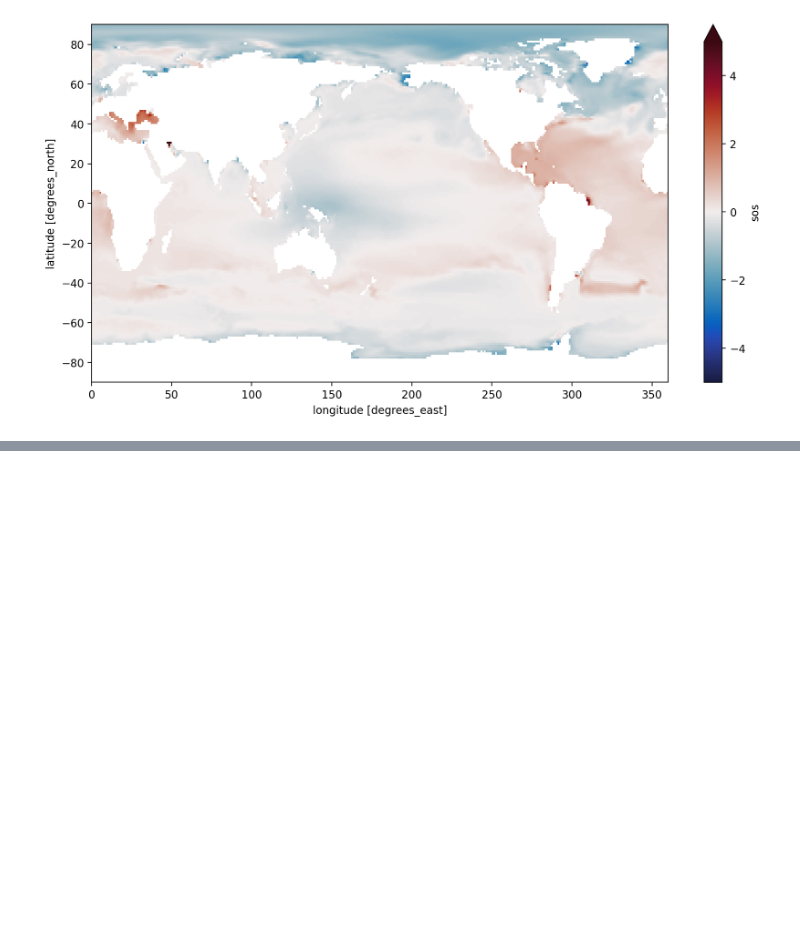
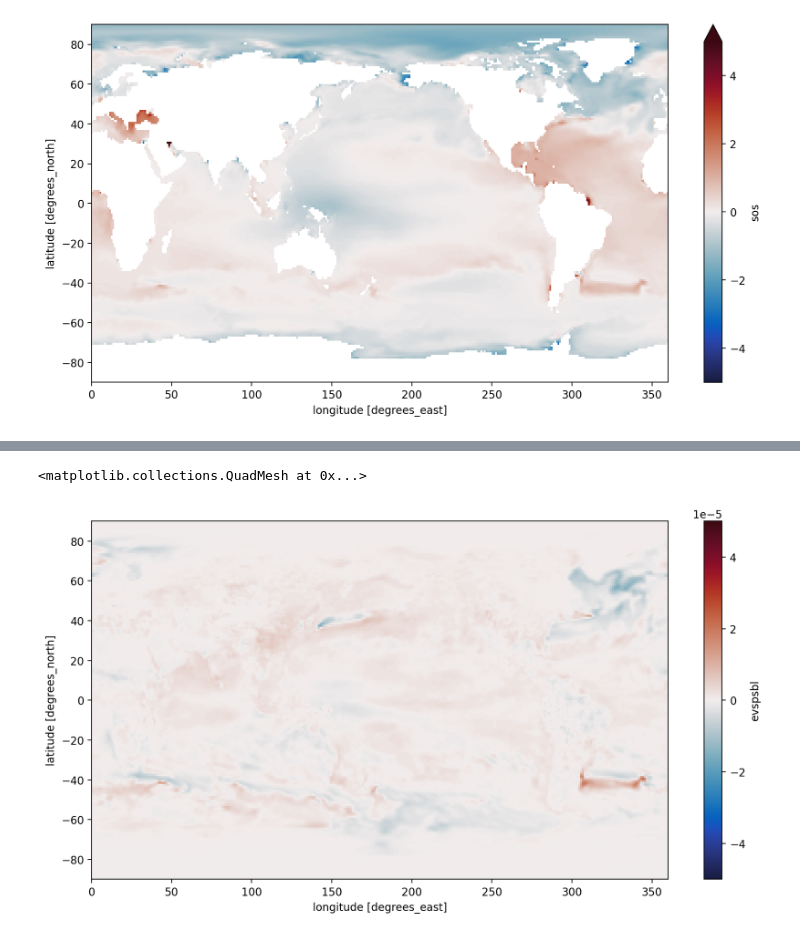
Before and after one commit to EES-3506-5506/Final_Hedayatfar, a Jupyter notebook: Final_Project.ipynb, the cells around one changed output, grey strips where cells are left out. Cells and saved outputs as stored; diff of their text form; code cells hidden in the pictures; blank space fills up the shorter version.

```diff
--- a/Final_Project.ipynb
+++ b/Final_Project.ipynb
@@ -875,0 +888,7 @@ difference_sos3.plot(vmin=-5,
+# %%
+difference_evspsbl1 = end_gfdl_esm4_evspsbl1 - start_gfdl_esm4_evspsbl1
+difference_evspsbl1.plot(vmin=-0.00005,
+                       vmax=0.00005,cmap=cmocean.cm.balance)
+# %% [output]
+<matplotlib.collections.QuadMesh at 0x...>
+[figure, added]
```
Also changed, not shown: parts of 5 cells of this notebook.
